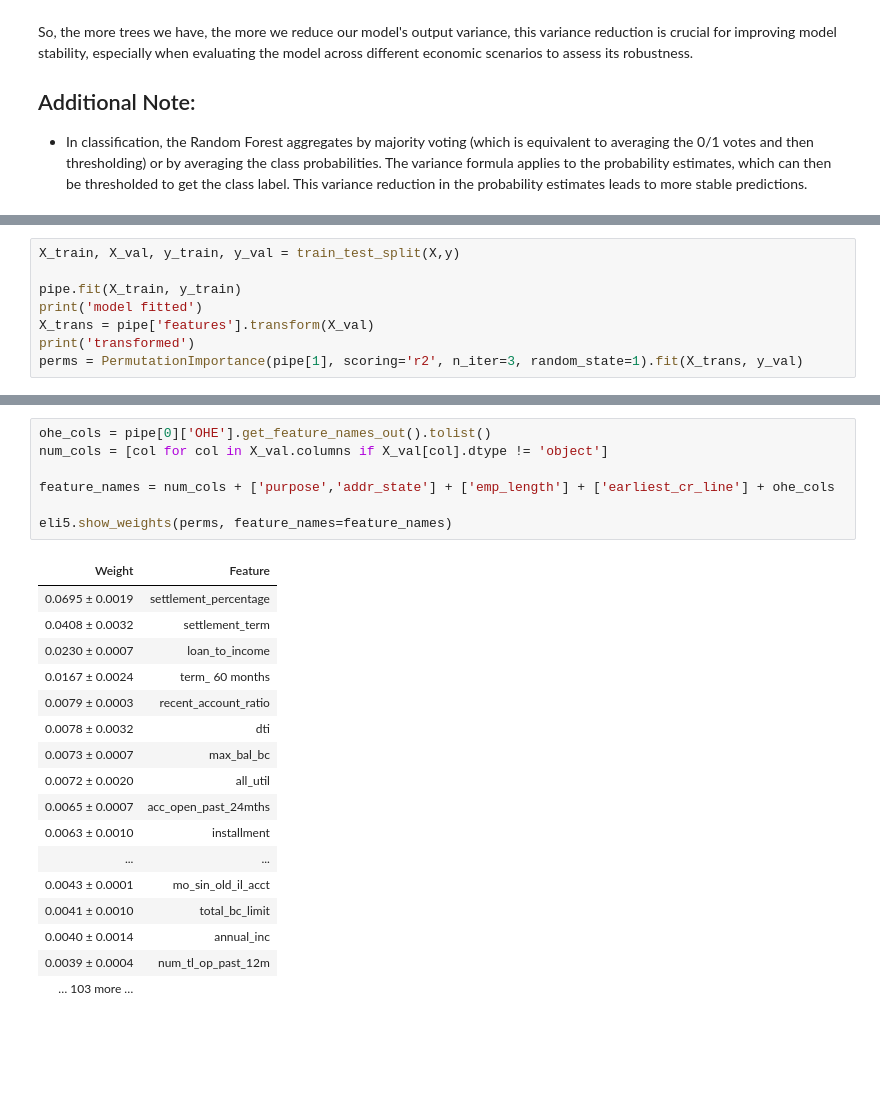
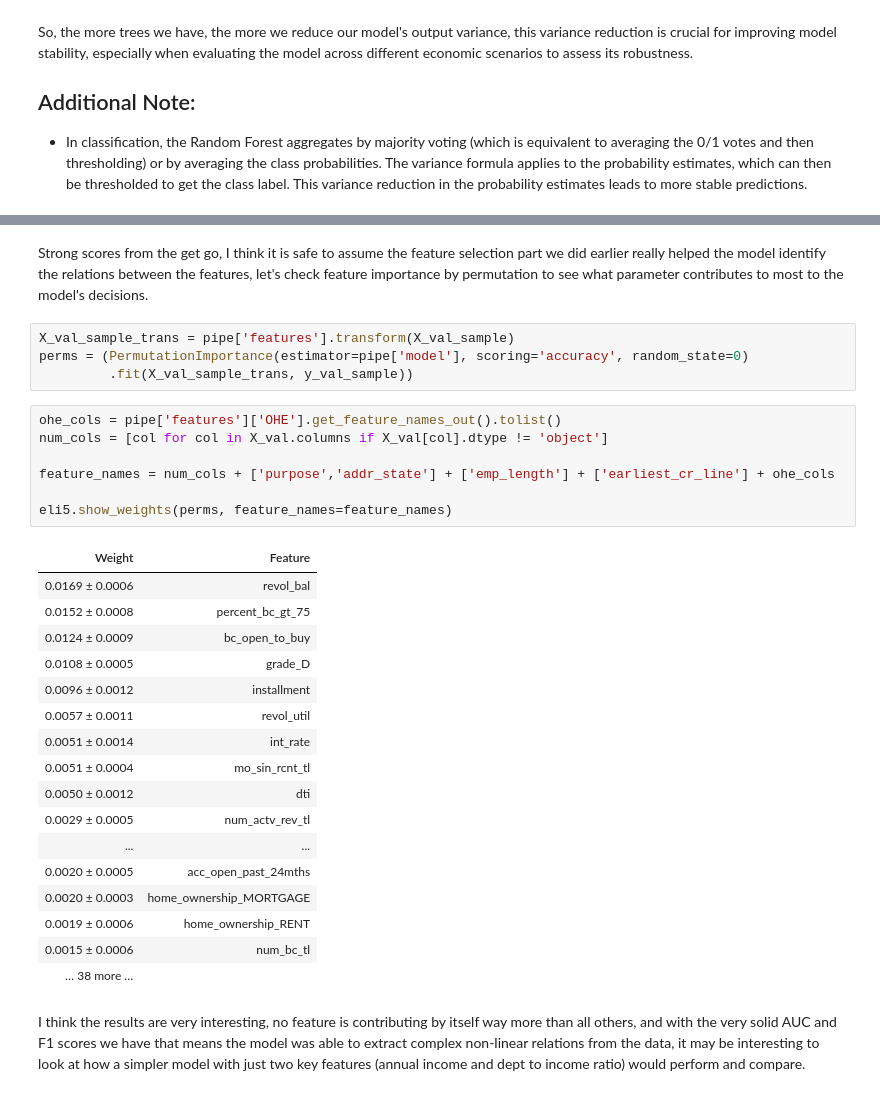
Before and after one commit to Juba-Amr/loan-default-prediction, a Jupyter notebook: app/model_build.ipynb, the cells around one changed output, grey strips where cells are left out. Drawn from its saved outputs; the diff is of its cells as text; blank space fills up the shorter version.

Commit message:
end of model building

```diff
--- a/app/model_build.ipynb
+++ b/app/model_build.ipynb
@@ -71,8 +129,0 @@ mean: -0.17951377474545366
-# %%
-X_train, X_val, y_train, y_val = train_test_split(X,y)
-
-pipe.fit(X_train, y_train)
-print('model fitted')
-X_trans = pipe['features'].transform(X_val)
-print('transformed')
-perms = PermutationImportance(pipe[1], scoring='r2', n_iter=3, random_state=1).fit(X_trans, y_val)
@@ -89,26 +130,34 @@ transformed
+# %% [markdown]
+Strong scores from the get go, I think it is safe to assume the feature selection part we did earlier really helped the model identify the relations between the features, let's check feature importance by permutation to see what parameter contributes to most to the model's decisions.
+# %%
+X_val_sample_trans = pipe['features'].transform(X_val_sample)
+perms = (PermutationImportance(estimator=pipe['model'], scoring='accuracy', random_state=0)
+         .fit(X_val_sample_trans, y_val_sample))
 # %%
-ohe_cols = pipe[0]['OHE'].get_feature_names_out().tolist()
+ohe_cols = pipe['features']['OHE'].get_feature_names_out().tolist()
 num_cols = [col for col in X_val.columns if X_val[col].dtype != 'object']
 
 feature_names = num_cols + ['purpose','addr_state'] + ['emp_length'] + ['earliest_cr_line'] + ohe_cols
 
 eli5.show_weights(perms, feature_names=feature_names)
 # %% [output]
 | Weight | Feature |
-| 0.0695 ± 0.0019 | settlement_percentage |
-| 0.0408 ± 0.0032 | settlement_term |
-| 0.0230 ± 0.0007 | loan_to_income |
-| 0.0167 ± 0.0024 | term_ 60 months |
-| 0.0079 ± 0.0003 | recent_account_ratio |
-| 0.0078 ± 0.0032 | dti |
-| 0.0073 ± 0.0007 | max_bal_bc |
-| 0.0072 ± 0.0020 | all_util |
-| 0.0065 ± 0.0007 | acc_open_past_24mths |
-| 0.0063 ± 0.0010 | installment |
+| 0.0169 ± 0.0006 | revol_bal |
+| 0.0152 ± 0.0008 | percent_bc_gt_75 |
+| 0.0124 ± 0.0009 | bc_open_to_buy |
+| 0.0108 ± 0.0005 | grade_D |
+| 0.0096 ± 0.0012 | installment |
+| 0.0057 ± 0.0011 | revol_util |
+| 0.0051 ± 0.0014 | int_rate |
+| 0.0051 ± 0.0004 | mo_sin_rcnt_tl |
+| 0.0050 ± 0.0012 | dti |
+| 0.0029 ± 0.0005 | num_actv_rev_tl |
 | ... | ... |
-| 0.0043 ± 0.0001 | mo_sin_old_il_acct |
-| 0.0041 ± 0.0010 | total_bc_limit |
-| 0.0040 ± 0.0014 | annual_inc |
-| 0.0039 ± 0.0004 | num_tl_op_past_12m |
-| … 103 more … |  |
+| 0.0020 ± 0.0005 | acc_open_past_24mths |
+| 0.0020 ± 0.0003 | home_ownership_MORTGAGE |
+| 0.0019 ± 0.0006 | home_ownership_RENT |
+| 0.0015 ± 0.0006 | num_bc_tl |
+| … 38 more … |  |
+# %% [markdown]
+I think the results are very interesting, no feature is contributing by itself way more than all others, and with the very solid AUC and F1 scores we have that means the model was able to extract complex non-linear relations from the data, it may be interesting to look at how a simpler model with just two key features (annual income and dept to income ratio) would perform and compare.
 # %%
```
Also changed, not shown: parts of 19 cells of this notebook, 4 other files.
